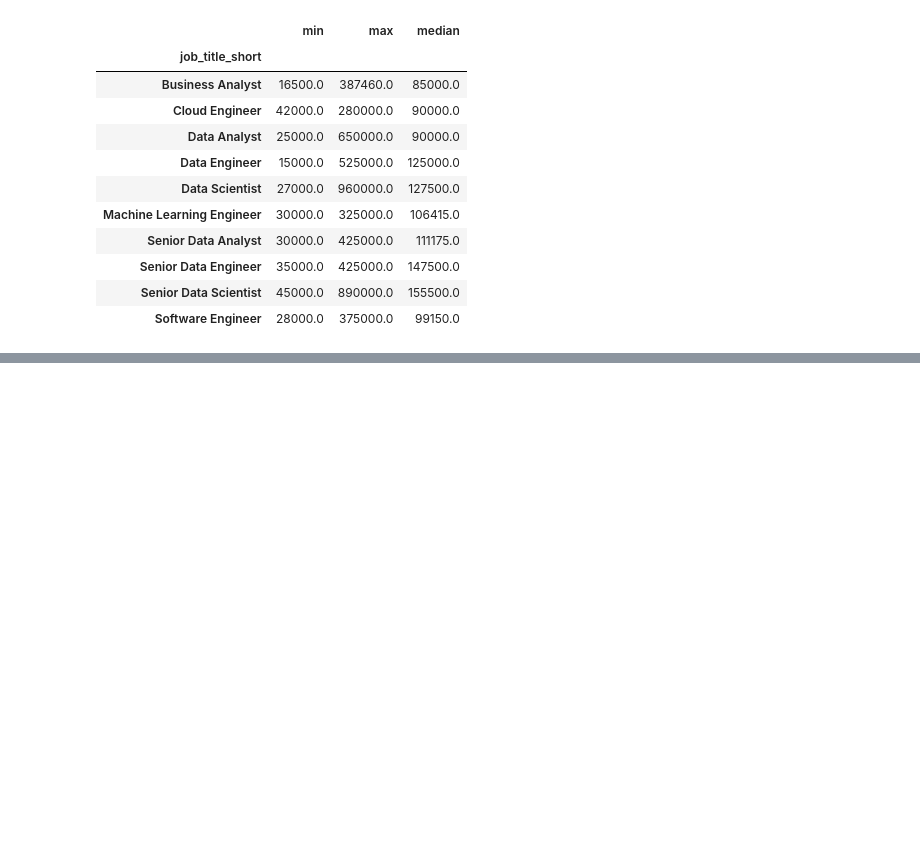
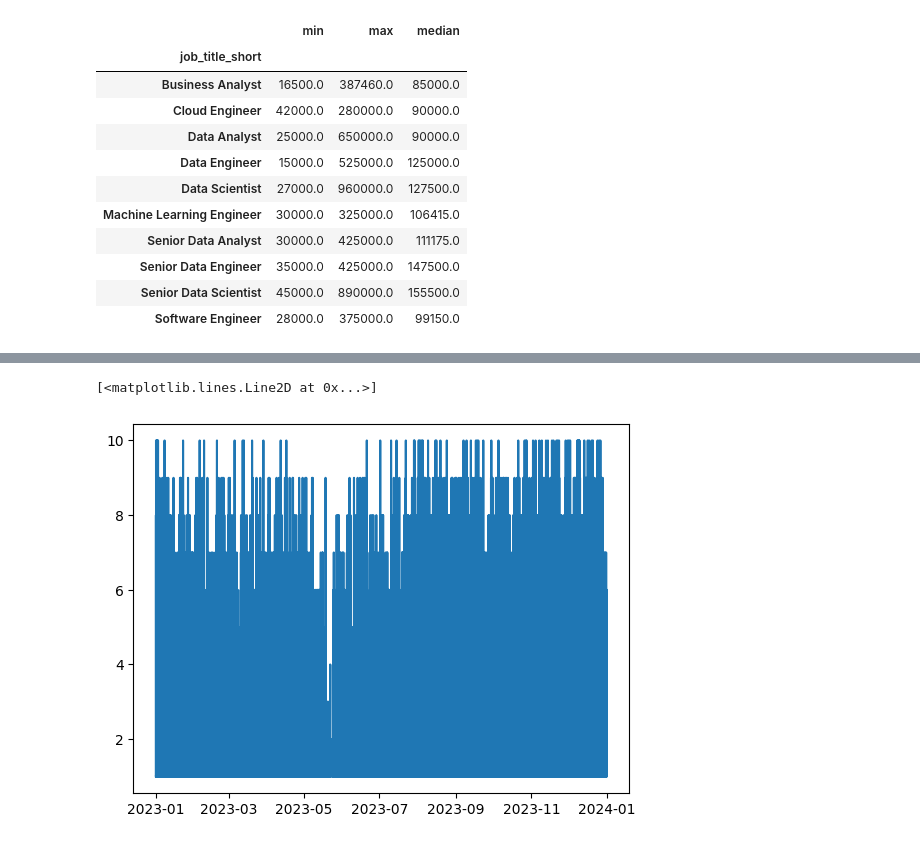
Before and after one commit to jonataneklof2025/Python-for-data-analys-youtube-kurs, a Jupyter notebook: pythonpractice.ipynb, the cells around one changed output, grey strips where cells are left out. Cells and saved outputs as stored; diff of their text form; code cells hidden in the pictures; blank space fills up the shorter version.

```diff
--- a/pythonpractice.ipynb
+++ b/pythonpractice.ipynb
@@ -908,0 +911,10 @@ df.groupby("job_title_short")["salary_year_avg"].agg(["min", "max", "median"])
+# %%
+!pip install datasets
+
+import pandas as pd
+from datasets import load_dataset
+
+dataset = load_dataset("lukebarousse/data_jobs")
+df = dataset["train"].to_pandas()
+
+df["job_posted_date"] = pd.to_datetime(df["job_posted_date"])
@@ -908,0 +954,9 @@ df.groupby("job_title_short")["salary_year_avg"].agg(["min", "max", "median"])
+# %%
+date_counts = df.job_posted_date.value_counts()
+
+date_counts = date_counts.sort_index()
+# %%
+plt.plot(date_counts.index, date_counts)
+# %% [output]
+[<matplotlib.lines.Line2D at 0x...>]
+[figure, added]
```
Also changed, not shown: parts of 17 cells of this notebook.
